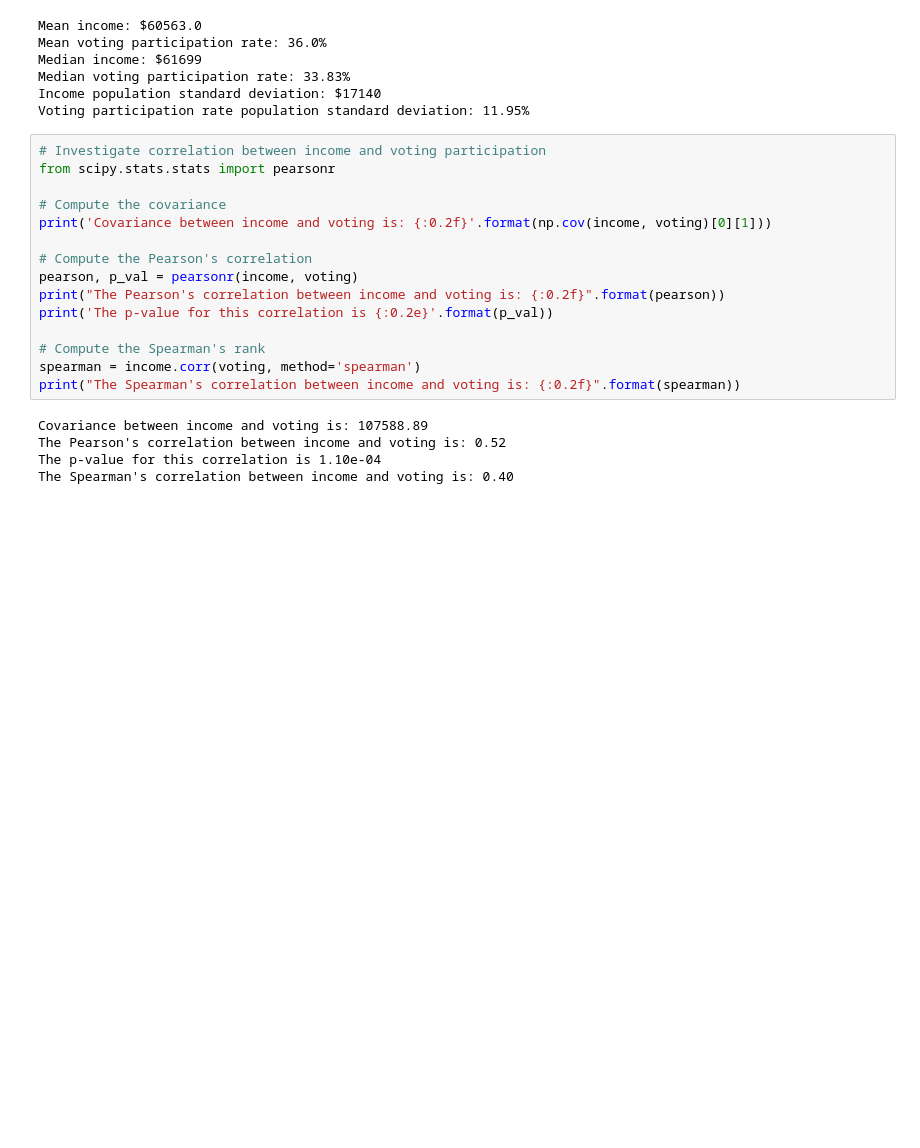
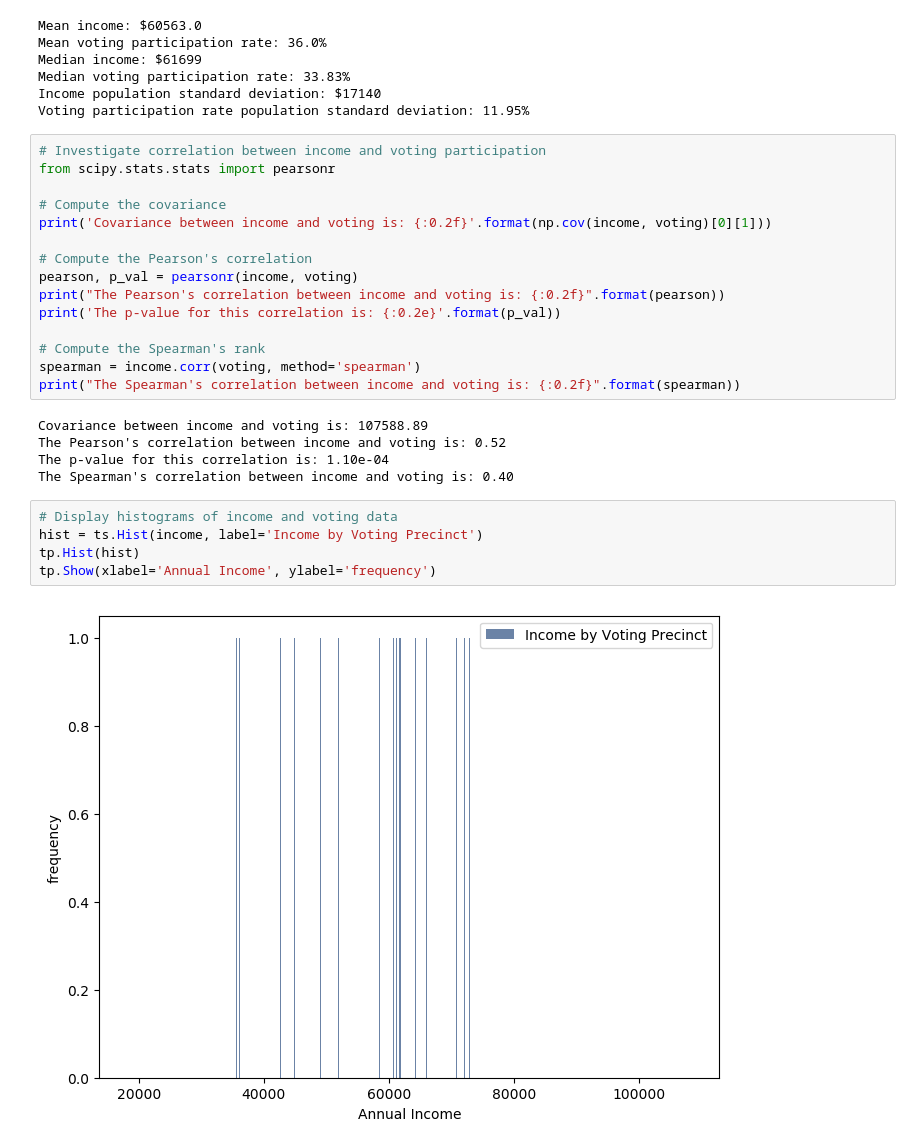
Before and after one commit to jelkner/ggs560, a Jupyter notebook: GGS560 Final Project.ipynb, the cells around one changed output. Drawn from its saved outputs; the diff is of its cells as text; blank space fills up the shorter version.

```diff
--- a/GGS560 Final Project.ipynb
+++ b/GGS560 Final Project.ipynb
@@ -51,7 +51,7 @@ print('Covariance between income and voting is: {:0.2f}'.format(np.cov(income, v
 # Compute the Pearson's correlation
 pearson, p_val = pearsonr(income, voting)
 print("The Pearson's correlation between income and voting is: {:0.2f}".format(pearson))
-print('The p-value for this correlation is {:0.2e}'.format(p_val))
+print('The p-value for this correlation is: {:0.2e}'.format(p_val))
 
 # Compute the Spearman's rank
 spearman = income.corr(voting, method='spearman')
@@ -59,5 +59,12 @@ print("The Spearman's correlation between income and voting is: {:0.2f}".format(
 # %% [output]
 Covariance between income and voting is: 107588.89
 The Pearson's correlation between income and voting is: 0.52
-The p-value for this correlation is 1.10e-04
+The p-value for this correlation is: 1.10e-04
 The Spearman's correlation between income and voting is: 0.40
+# %%
+# Display histograms of income and voting data
+hist = ts.Hist(income, label='Income by Voting Precinct')
+tp.Hist(hist)
+tp.Show(xlabel='Annual Income', ylabel='frequency')
+# %% [output]
+[figure, added]
```
Also changed, not shown: parts of 1 cell of this notebook.
